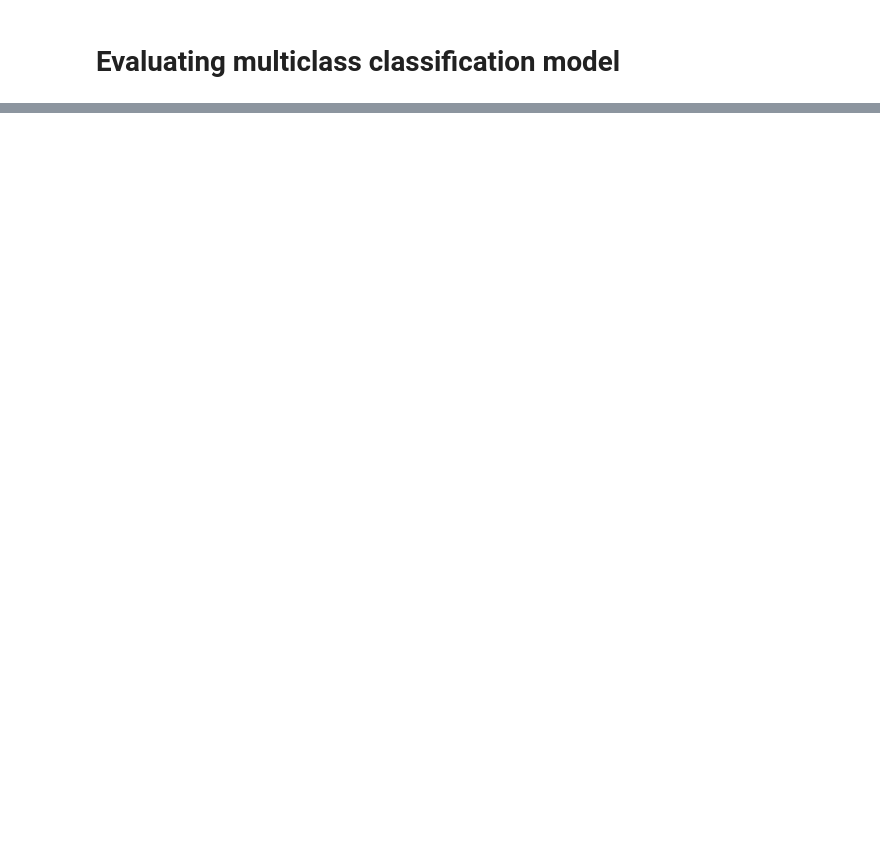
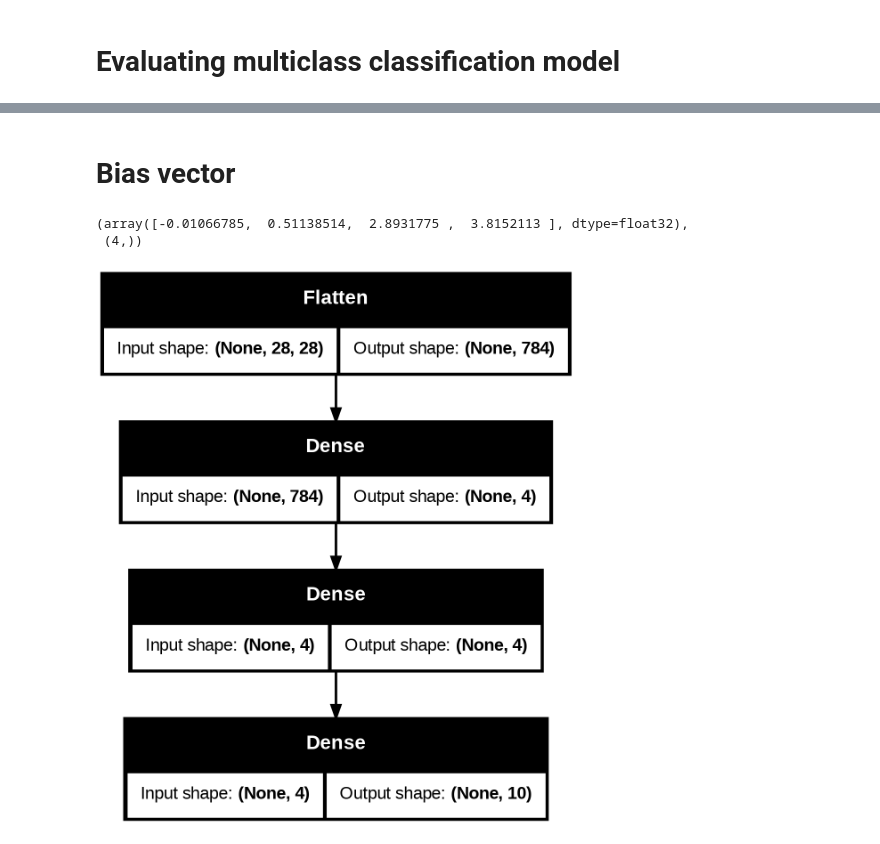
Before and after one commit to Zuhair0000/tensorflow_bootcamp, a Jupyter notebook: 02_neural_network_classification.ipynb, the cells around one changed output, grey strips where cells are left out. Cells and saved outputs as stored; diff of their text form; code cells hidden in the pictures; blank space fills up the shorter version.

```diff
--- a/02_neural_network_classification.ipynb
+++ b/02_neural_network_classification.ipynb
@@ -1099,0 +1170,13 @@ make_decision_matrix(test_labels, y_preds, figsize=(20, 20))
+# %% [markdown]
+# Bias vector
+# %%
+biases, biases.shape
+# %% [output]
+(array([-0.01066785,  0.51138514,  2.8931775 ,  3.8152113 ], dtype=float32),
+ (4,))
+# %%
+from tensorflow.keras.utils import plot_model
+
+plot_model(model_14, show_shapes=True)
+# %% [output]
+[figure, added]
```
Also changed, not shown: parts of 18 cells of this notebook.
